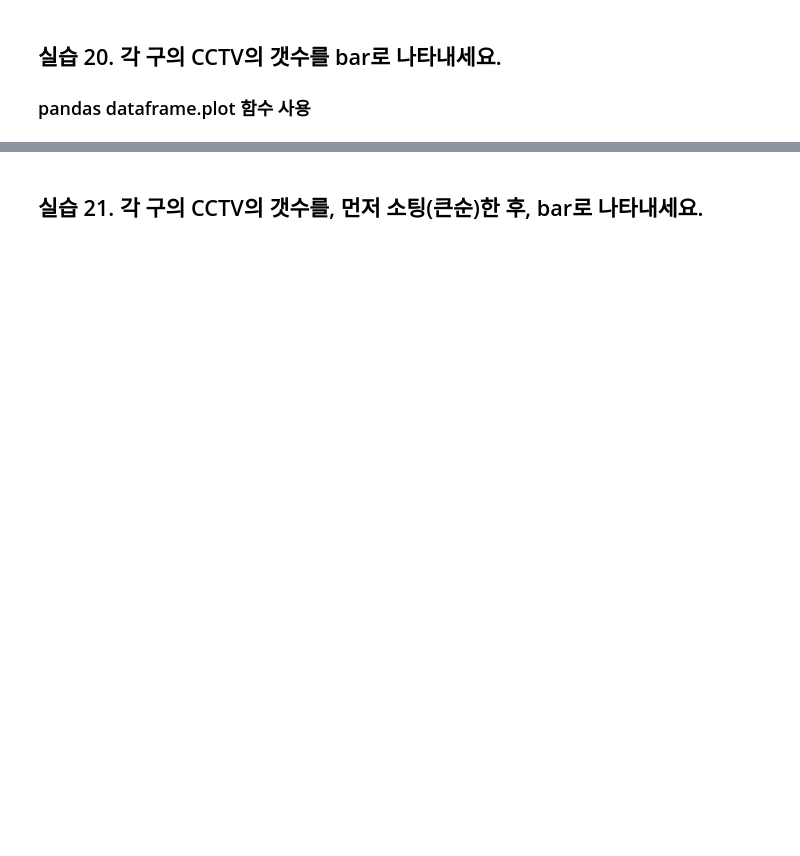
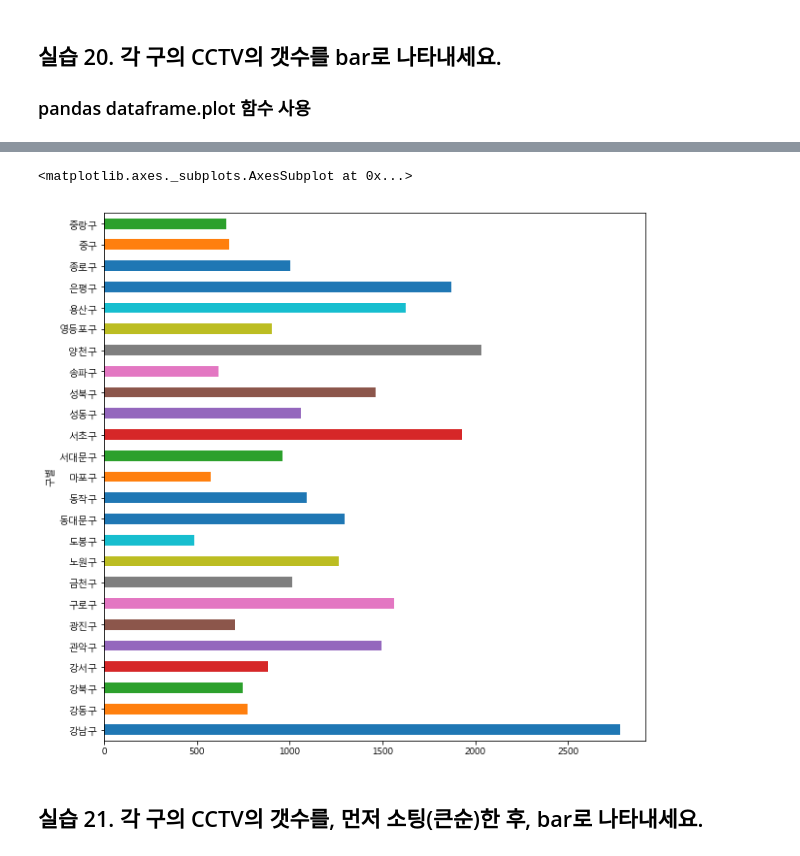
Before and after one commit to hihe81/Study_Python, a Jupyter notebook: part7/2.a 프로젝트 - CCTV.ipynb, the cells around one changed output, grey strips where cells are left out. Cells and saved outputs as stored; diff of their text form; code cells hidden in the pictures; blank space fills up the shorter version.

```diff
--- a/part7/2.a 프로젝트 - CCTV.ipynb
+++ b/part7/2.a 프로젝트 - CCTV.ipynb
@@ -41,3 +252,7 @@ import seaborn as sb
 ## 실습 10. '외국인비율' 과 '고령자비율' 두개의 컬럼을 추가하세요.
 ### 외국인비율 = 외국인 수 / 인구수 * 100
 ### 고령자비율 = 고령자 수 / 인구수 * 100
+# %%
+pop_Seoul['외국인비율'] = (pop_Seoul['외국인']/ pop_Seoul['인구수'] )* 100
+# %%
+pop_Seoul['고령자비율'] = (pop_Seoul['고령자']/ pop_Seoul['인구수'] )* 100
@@ -50,0 +378,4 @@ import seaborn as sb
+# %%
+#두개 데이터프레임을 '구별'컬럼을 기준으로 머지하여 data_result 데이터프레임으로 저장하자
+data_result = pd.merge(CCTV_Seoul, pop_Seoul, on = '구별')
+data_result.head()
@@ -54,3 +408,6 @@ import seaborn as sb
 # %% [markdown]
 ## 실습 15-1. dara_result 의 인덱스를, '구별' 로 바꿔 줍니다.
 ### 아래 코드 그대로 실행.
+# %%
+# 0, 1, 2, 3, ... 인덱스를 사용하고 있었으나 '구별'을 인덱스로 사용
+data_result.set_index('구별', inplace=True)
@@ -98,2 +517,8 @@ else:
+# %%
+data_result['소계'].plot(kind = 'barh', figsize = (10,10))
+#가로로 된 차트는 kind = 'bar'
+# %% [output]
+<matplotlib.axes._subplots.AxesSubplot at 0x...>
+[figure, added]
 # %% [markdown]
 ## 실습 21. 각 구의 CCTV의 갯수를, 먼저 소팅(큰순)한 후,  bar로 나타내세요.
```
Also changed, not shown: parts of 64 cells of this notebook, 2 other files.
